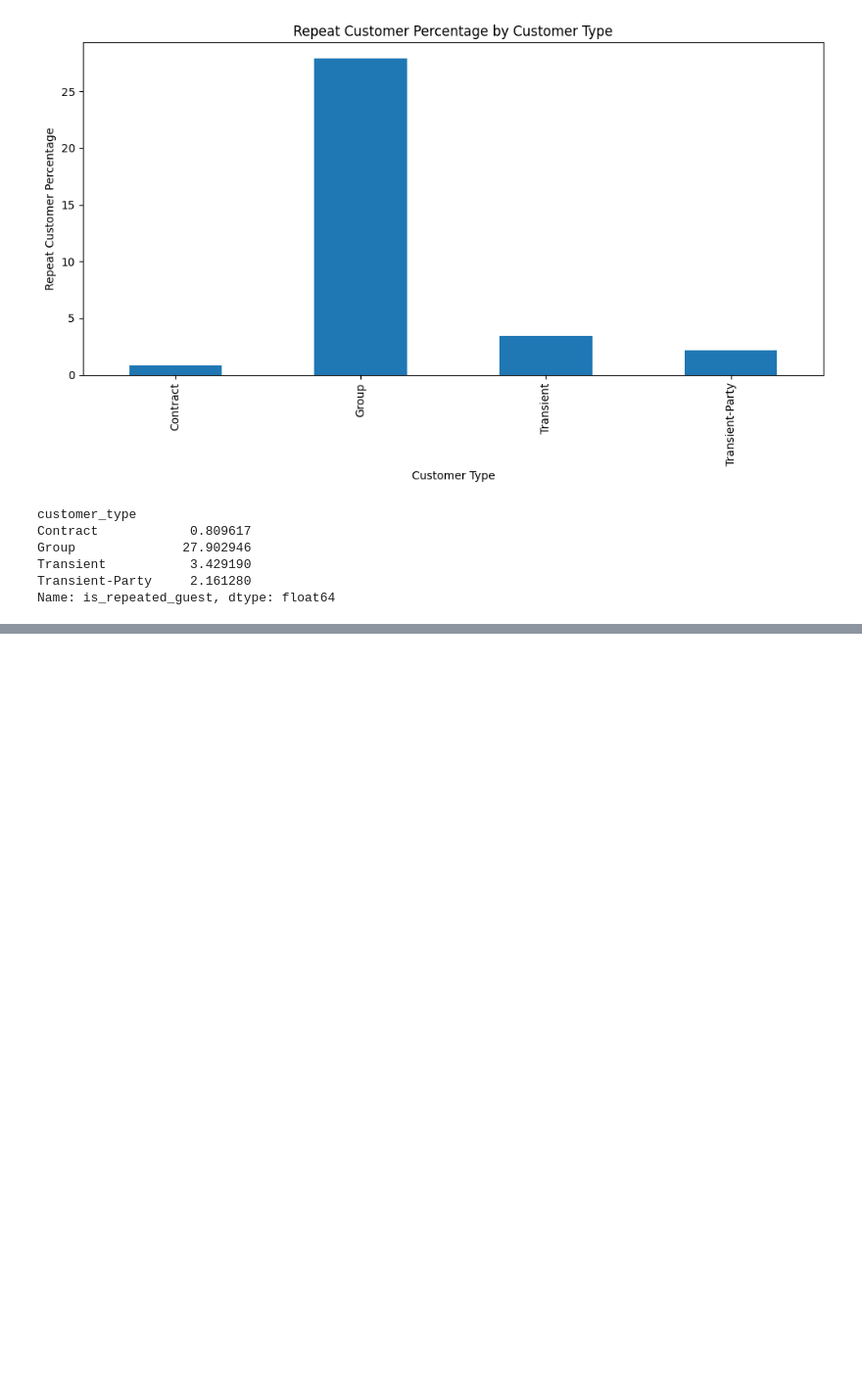
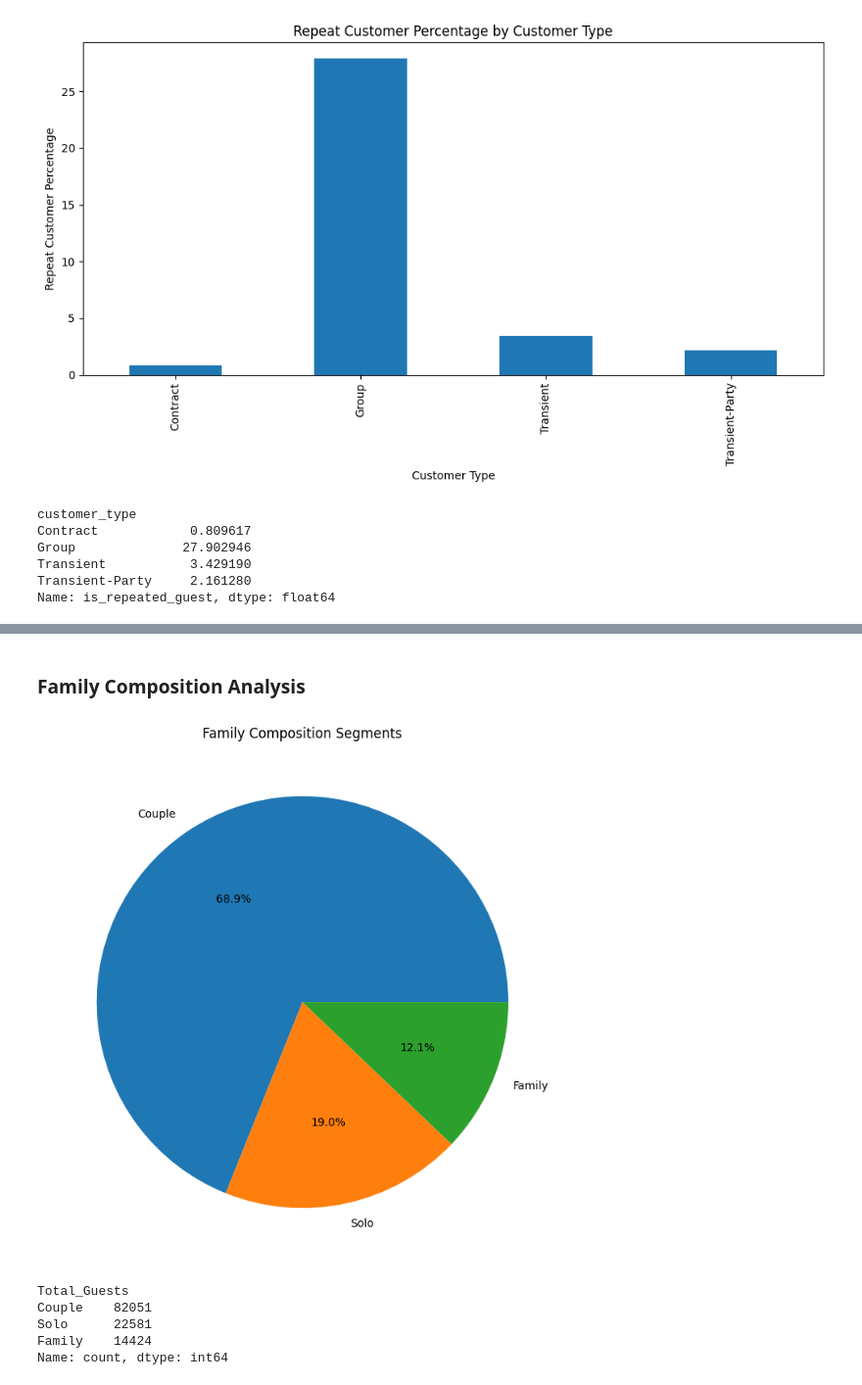
Before and after one commit to asif-mursalin/Data-mining-project, a Jupyter notebook: Project.ipynb, the cells around one changed output, grey strips where cells are left out. Shown at 98% size. Saved outputs shown, nothing was run; the diff lists cells and outputs as text; code cells hidden in the pictures; blank space fills up the shorter version.

```diff
--- a/Project.ipynb
+++ b/Project.ipynb
@@ -717,3 +719,6 @@ Group              27.902946
 Transient           3.429190
 Transient-Party     2.161280
 Name: is_repeated_guest, dtype: float64
+# %%
+df_family = df.copy()
+df_family
@@ -719,0 +739,25 @@ Name: is_repeated_guest, dtype: float64
+# %% [markdown]
+### Family Composition Analysis
+# %%
+def family_Composition(df_family):
+    df_family["Total_Guests"] = df_family["adults"] + df_family["children"] + df_family["babies"]
+    family_count = pd.cut(df_family['Total_Guests'],bins=[0,1,2,4],labels=['Solo','Couple','Family',])
+    family_distrbution = family_count.value_counts()
+    plt.figure(figsize=(10,7))
+    family_distrbution.plot(kind='pie', autopct='%1.1f%%')
+    plt.title('Family Composition Segments')
+    plt.ylabel('')
+    plt.tight_layout()
+    plt.show()
+
+    return family_distrbution
+
+# Execute the function
+family_Composition(df_family)
+# %% [output]
+[figure, added]
+Total_Guests
+Couple    82051
+Solo      22581
+Family    14424
+Name: count, dtype: int64
```
Also changed, not shown: parts of 5 cells of this notebook.
